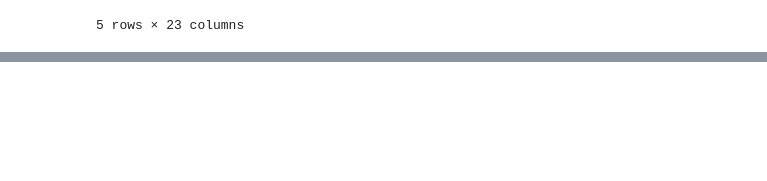
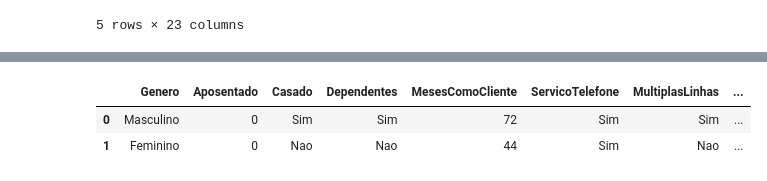
Before and after one commit to ViniSouza17/Churn_Analysis, a Jupyter notebook: Untitled-1.ipynb, the cells around one changed output, grey strips where cells are left out. Drawn from its saved outputs; the diff is of its cells as text; code cells hidden in the pictures; blank space fills up the shorter version.

```diff
--- a/Untitled-1.ipynb
+++ b/Untitled-1.ipynb
@@ -15,0 +67,7 @@ data.head(5)
+# %%
+data = data.drop(['Unnamed: 0','IDCliente','Codigo'], axis=1)
+data.head(2)
+# %% [output]
+|  | Genero | Aposentado | Casado | Dependentes | MesesComoCliente | ServicoTelefone | MultiplasLinhas | ... |
+| 0 | Masculino | 0 | Sim | Sim | 72 | Sim | Sim | ... |
+| 1 | Feminino | 0 | Nao | Nao | 44 | Sim | Nao | ... |
```
Also changed, not shown: parts of 10 cells of this notebook.
